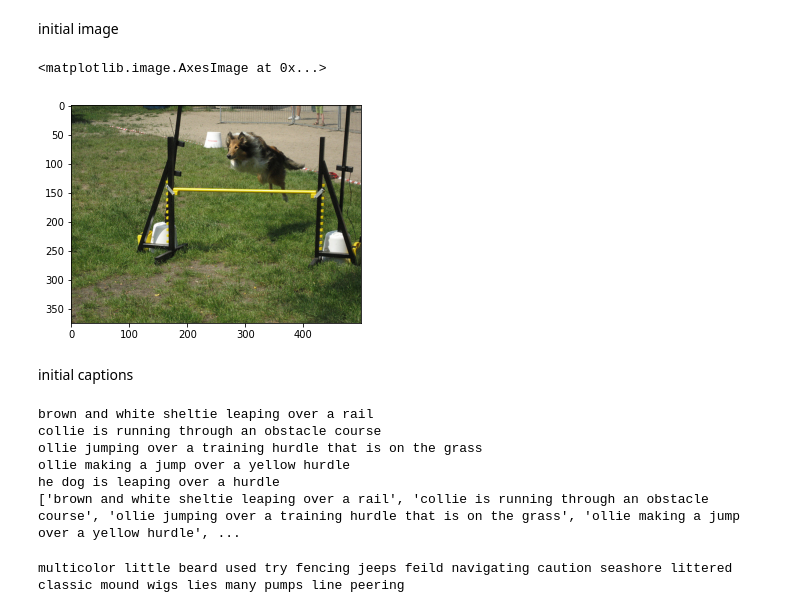
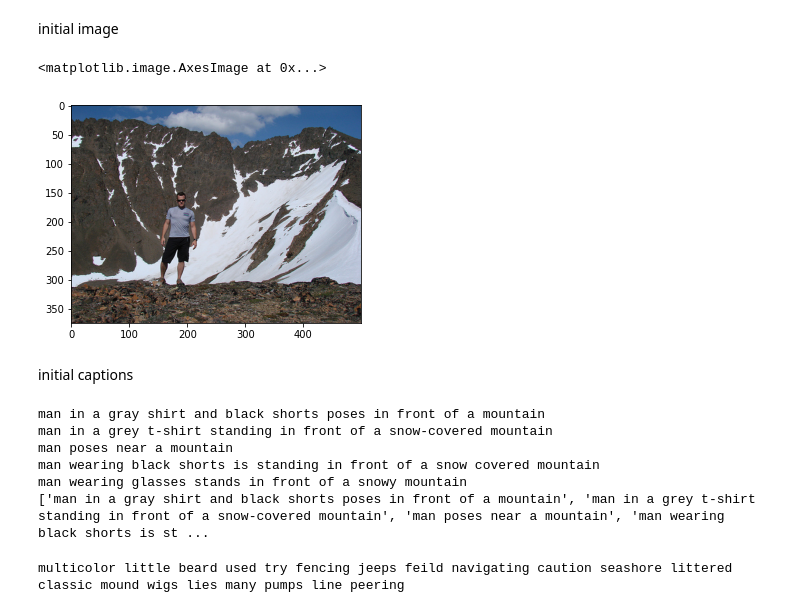
Before and after one commit to yeswhos/COMP5623-AI, a Jupyter notebook: CW2/COMP5623_CW2_Fanhui.ipynb, the cells around one changed output. Cells and saved outputs as stored; diff of their text form; code cells hidden in the pictures.

```diff
--- a/CW2/COMP5623_CW2_Fanhui.ipynb
+++ b/CW2/COMP5623_CW2_Fanhui.ipynb
@@ -518,38 +537,38 @@ import matplotlib.pyplot as plt
 # %%
 def load_image(image_path, transform=None):
     image = Image.open(image_path).convert('RGB')
     image = image.resize([224, 224], Image.LANCZOS)
 
     if transform is not None:
         image = transform(image).unsqueeze(0)
 
     return image
 # path = 'drive/My Drive/Colab Notebooks/data/Flickr8k/images/1000268201_693b08cb0e.jpg'
-path = dataset_test.df.iloc[0, 1]
+path = dataset_test.df.iloc[75, 1]
 image = load_image(path, data_transform)
 image_tensor = image.to(device)
 # image = Image.open('drive/My Drive/Colab Notebooks/data/Flickr8k/images/1000268201_693b08cb0e.jpg')
 image = Image.open(path)
 plt.imshow(np.asarray(image))
 # %% [output]
 <matplotlib.image.AxesImage at 0x...>
-[figure, old version]
+[figure, new version]
 # %% [markdown]
 initial captions
 # %%
 captions_sum = []
-for i in range(0, 5):
+for i in range(75, 80):
   captions1 = dataset_test.df.iloc[i,2]
   captions_sum.append(captions1)
   print(captions1)
 print(captions_sum)
 # %% [output]
-brown and white sheltie leaping over a rail
-collie is running through an obstacle course
-ollie jumping over a training hurdle that is on the grass
-ollie making a jump over a yellow hurdle
-he dog is leaping over a hurdle
-['brown and white sheltie leaping over a rail', 'collie is running through an obstacle course', 'ollie jumping over a training hurdle that is on the grass', 'ollie making a jump over a yellow hurdle', ...
+man in a gray shirt and black shorts poses in front of a mountain
+man in a grey t-shirt standing in front of a snow-covered mountain
+man poses near a mountain
+man wearing black shorts is standing in front of a snow covered mountain
+man wearing glasses stands in front of a snowy mountain
+['man in a gray shirt and black shorts poses in front of a mountain', 'man in a grey t-shirt standing in front of a snow-covered mountain', 'man poses near a mountain', 'man wearing black shorts is st ...
 # %%
 # %% [output]
 multicolor little beard used try fencing jeeps feild navigating caution seashore littered classic mound wigs lies many pumps line peering
```
Also changed, not shown: parts of 16 cells of this notebook.
